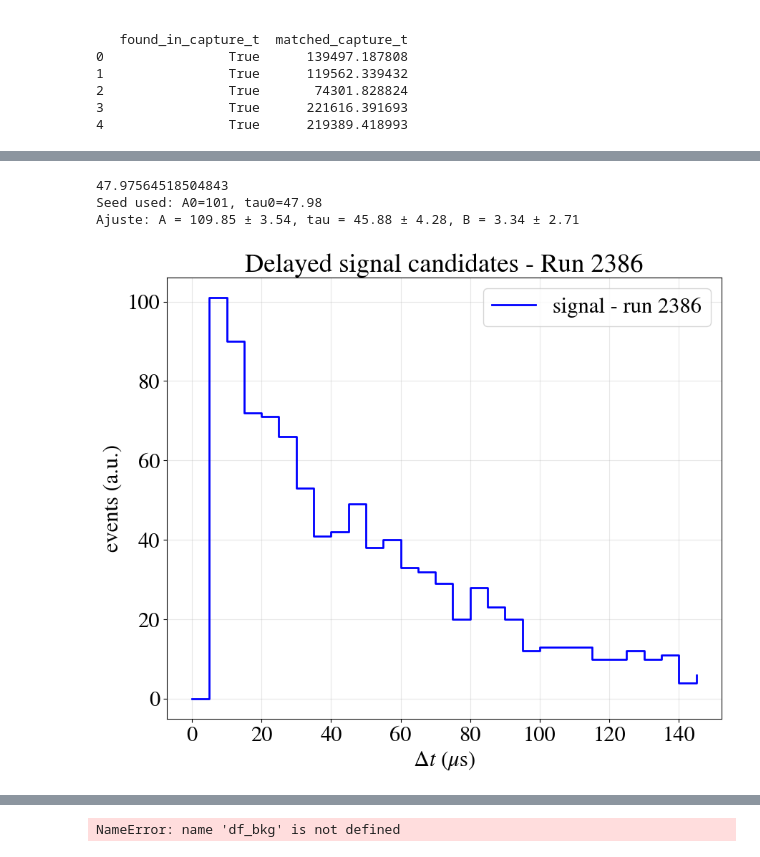
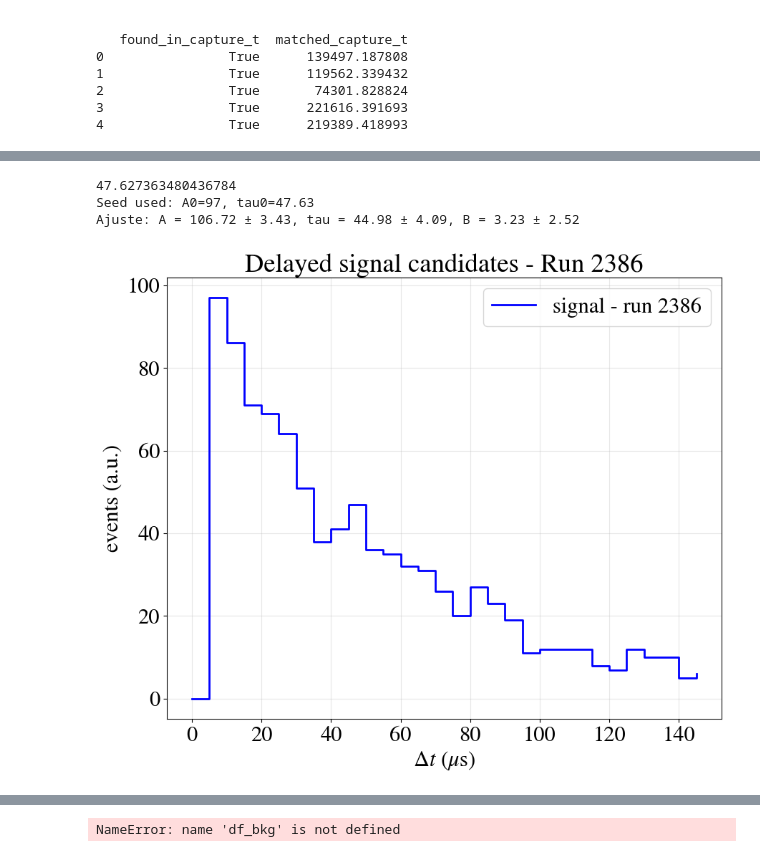
Before and after one commit to halmamol/ACES, a Jupyter notebook: jupyter_nb/CandidateEvents_MC.ipynb, the cells around one changed output, grey strips where cells are left out. Cells and saved outputs as stored; diff of their text form; code cells hidden in the pictures.

```diff
--- a/jupyter_nb/CandidateEvents_MC.ipynb
+++ b/jupyter_nb/CandidateEvents_MC.ipynb
@@ -119,7 +127,7 @@ df_gamma = pd.read_csv(sig_gamma_file)
 # %%
 #df = df[df.delayed_nhits > 12]
 df = (df.loc[df.groupby(["event_number", "prompt_time"])["DeltaR"].idxmin()].reset_index(drop=True))
-df = df[(df.delayed_x < 200) & (df.delayed_x > -200) & (df.delayed_y < 200) & (df.delayed_y > -200) & (df.delayed_z < 200) & (df.delayed_z > -200)]
+df = df[(df.delayed_x < 2000) & (df.delayed_x > -2000) & (df.delayed_y < 2000) & (df.delayed_y > -2000) & (df.delayed_z < 2000) & (df.delayed_z > -2000)]
 # %%
 df
 # %% [output]
@@ -139,6 +147,6 @@ df
 # %%
 input_path = '/data/halmazan/WCTE/MC/'
-file = 'wcte_ambe_mc_digidata_NEW_0.root'
+file = f'wcte_ambe_mc_digidata_{sig_run}.root'
 
 path = os.path.join(input_path, file)
 
@@ -1877,7 +1920,7 @@ bin_centers = 0.5 * (bins_edges[:-1] + bins_edges[1:])
 values = hist
 
 # histogram pieces you already have
-hist_deltar, bins_edges = np.histogram(df.DeltaR.values, bins=50, range=(0, 150))
+hist_deltar, bins_edges = np.histogram(df.DeltaR.values, bins=100, range=(0, 1500))
 bin_centers_deltar = 0.5 * (bins_edges[:-1] + bins_edges[1:])
 
 hist_prompt_nhits, bins_edges = np.histogram(df.prompt_nhits.values, bins=30, range=(30, 300))
@@ -1941,34 +1984,34 @@ def exp_func(x, A, tau, B):
 
 tau0 = np.mean(df.DeltaT.values)   # seed you want
 A0   = np.max(data)                   # typical seed for amplitude
 B0   = np.min(data)
 
 p0 = (A0, tau0, B0)
 
 popt, pcov = curve_fit(exp_func, x, y, p0=p0)
 A_fit, tau_fit, B_fit = popt
 A_err, tau_err, B_err = np.sqrt(np.diag(pcov))
 
 print(f"Seed used: A0={A0:.4g}, tau0={tau0:.4g}")
 print(f"Ajuste: A = {A_fit:.2f} ± {A_err:.2f}, tau = {tau_fit:.2f} ± {tau_err:.2f}, B = {B_fit:.2f} ± {B_err:.2f}")
 
 plt.figure()
 plt.step(bins_edges[:-1], data, where='post', linewidth=2, label='MC', color='red')
 plt.errorbar(bin_centers, data, yerr=errors, fmt='none', ecolor='black', elinewidth=1, capsize=2)
 x_fit = np.linspace(xmin, bin_centers[mask].max(), 400)
 plt.plot(x_fit, exp_func(x_fit, *popt), '-', color="black", label=f'Fit MC: A·exp(-x/τ)+B, τ ≈ {tau_fit:.0f} ± {tau_err:.0f} μs')
 #x_fit = np.arange(int(bin_centers[1]), int(bin_centers[-6]), 1)
 #plt.plot(x_fit, exp_func(x_fit, *popt), 'r-', label=f'Fit data: A·exp(-x/τ), τ ≈ {tau_fit:.0f} ± {tau_err:.0f} μs', color="black")
 plt.xlabel(r'Time ($\mu$s)')
 plt.ylabel('Number of signal candidates')
 plt.grid(alpha=0.3)
 plt.title(f'Delayed signal candidates - MC')
 plt.legend()
 plt.tight_layout()
 plt.ylim(bottom = 0)
 plt.show()
 # %% [output]
-47.97564518504843
-Seed used: A0=101, tau0=47.98
-Ajuste: A = 109.85 ± 3.54, tau = 45.88 ± 4.28, B = 3.34 ± 2.71
+47.627363480436784
+Seed used: A0=97, tau0=47.63
+Ajuste: A = 106.72 ± 3.43, tau = 44.98 ± 4.09, B = 3.23 ± 2.52
-[figure, old version]
+[figure, new version]
```
Also changed, not shown: parts of 60 cells of this notebook, 7 other files.
